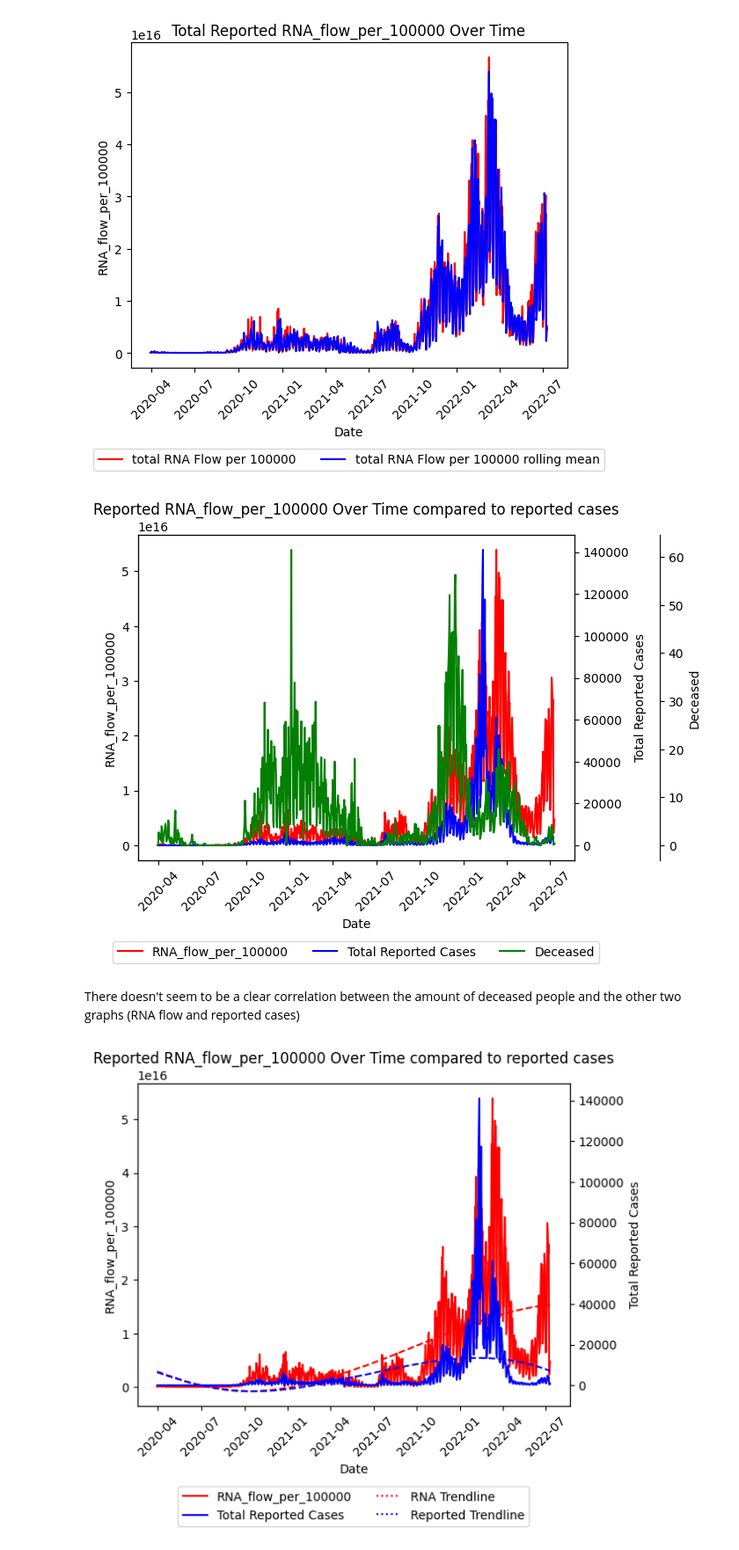
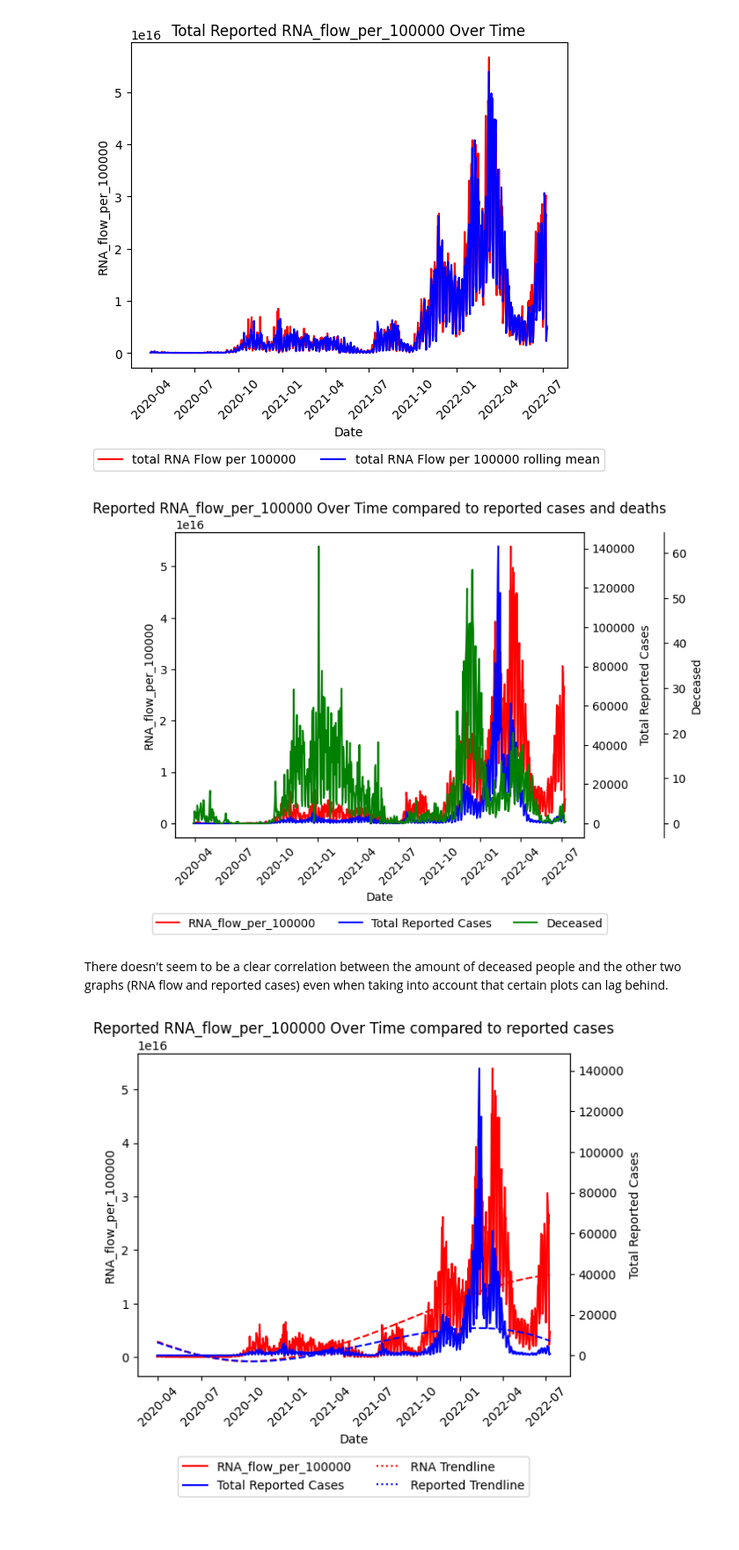
Before and after one commit to PRiesebos/PROG1Final, a Jupyter notebook: code/FinalAssignmentProg1_PeterRiesebos_360567.ipynb, the cells around one changed output. Shown at 88% size. Drawn from its saved outputs; the diff is of its cells as text; code cells hidden in the pictures.

```diff
--- a/code/FinalAssignmentProg1_PeterRiesebos_360567.ipynb
+++ b/code/FinalAssignmentProg1_PeterRiesebos_360567.ipynb
@@ -695,37 +704,37 @@ ax1.set_ylabel('RNA_flow_per_100000')
 
 ax2 = ax1.twinx()
 # Create the second y-axis plot
 sns.lineplot(data=df_agg_reported, x='Date_measurement', ax=ax2, y='Total_reported', color='blue')
 ax2.set_ylabel('Total Reported Cases')
 
 # Create the third y-axis plot
 ax2 = ax1.twinx()
 ax2.spines['right'].set_position(('outward', 70))  # Adjust the position of the third y-axis
 sns.lineplot(data=df_agg_deceased, x='Date_measurement', y='Deceased', ax=ax2, color='green')
 ax2.set_ylabel('Deceased')
 
 # Set labels and title
 ax1.set_xlabel('Date')
-ax1.set_title('Reported RNA_flow_per_100000 Over Time compared to reported cases')
+ax1.set_title('Reported RNA_flow_per_100000 Over Time compared to reported cases and deaths')
 
 # Rotate x-axis labels for all subplots
 for ax in [ax1, ax2]:
     ax.tick_params(axis='x', rotation=45)
 
 # Create color labels as legend
 red_patch = plt.Line2D([], [], color='red', label='RNA_flow_per_100000')
 blue_patch = plt.Line2D([], [], color='blue', label='Total Reported Cases')
 green_patch = plt.Line2D([], [], color='green', label='Deceased')
 
 # Add legend below the graph
 plt.legend(handles=[red_patch, blue_patch, green_patch], loc='upper center', bbox_to_anchor=(0.5, -0.23), ncol=3)
 
 # Display the plot
 plt.show()
 # %% [output]
-[figure, old version]
+[figure, new version]
 # %% [markdown]
-There doesn't seem to be a clear correlation between the amount of deceased people and the other two graphs (RNA flow and reported cases)
+There doesn't seem to be a clear correlation between the amount of deceased people and the other two graphs (RNA flow and reported cases) even when taking into account that certain plots can lag behind.
 # %%
 # Create the first y-axis plot
 ax1 = sns.lineplot(data=df_agg_rna_flow, x='Date_measurement', y='RNA_flow_per_100000', color='red')
```
Also changed, not shown: parts of 47 cells of this notebook.
